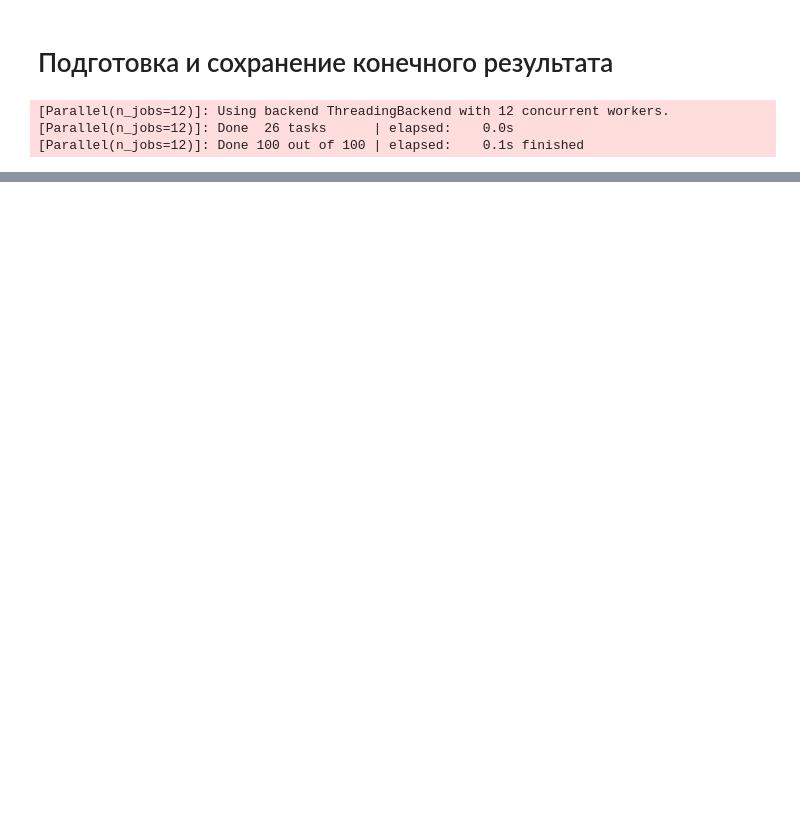
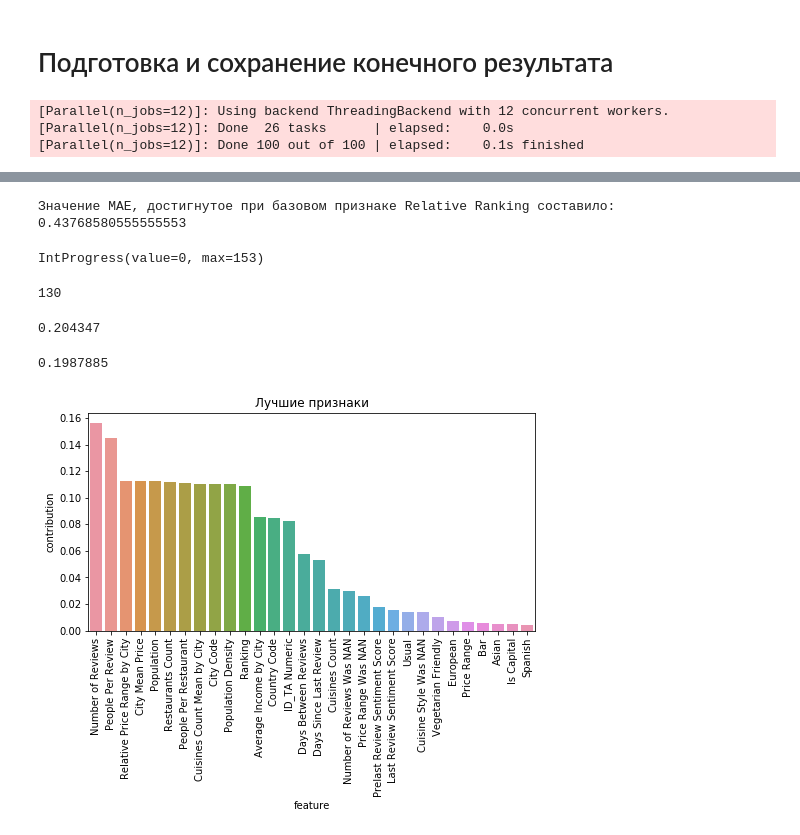
Before and after one commit to alexey300479/skill_factory_real_ds_course, a Jupyter notebook: RDS1_5_ready_to_upload_to_kaggle.ipynb, the cells around one changed output, grey strips where cells are left out. Cells and saved outputs as stored; diff of their text form; code cells hidden in the pictures; blank space fills up the shorter version.

```diff
--- a/RDS1_5_ready_to_upload_to_kaggle.ipynb
+++ b/RDS1_5_ready_to_upload_to_kaggle.ipynb
@@ -1565,0 +1551,40 @@ memory usage: 4.2+ MB
+# %%
+# Создадим объединенный датафрейм для тренировки модели, исключив из него данные из датасета kaggle_task.csv
+aug_df = pd.concat([df, encoded], axis=1)
+aug_df = aug_df[aug_df['Main']]
+# Создадим переменные для базового и целевого признаков
+base_feature = 'Relative Ranking'
+target_feature = 'Rating'
+# Запишем значение MAE, достигнутого при применении только базового признака
+base_mae = fit_test_model(aug_df, [base_feature], target_feature)
+print(f'Значение MAE, достигнутое при базовом признаке {base_feature} составило: {base_mae}')
+# %% [output]
+Значение MAE, достигнутое при базовом признаке Relative Ranking составило: 0.43768580555555553
+# %%
+# Создадим справочник вкладов каждого признака в точность модели
+feature_contributions = {'feature': [], 'contribution': []}
+# И заполним его
+# (а так как задача может выполняться длительное время, то снабдим цикл красивым прогрессбаром)
+from ipywidgets import IntProgress
+from IPython.display import display
+
+progress_bar = IntProgress(min=0, max=len(train_features_set), value=0)
+display(progress_bar)
+
+# Для каждого признака из того набора, на котором тренировалась основная модель
+for progress, feature in enumerate(train_features_set):
+    # Получим значение MAE, достигнутое с применением базового и добавленного признаков
+    feature_mae = fit_test_model(aug_df, [base_feature] + [feature], target_feature)
+    # Посчитаем вклад, вносимый в уменьшение MAE
+    feature_contribution = base_mae - feature_mae
+    feature_contributions['feature'].append(feature)
+    feature_contributions['contribution'].append(feature_contribution)
+    progress_bar.value = progress
+# %% [output]
+IntProgress(value=0, max=153)
+# %%
+# На основе сформированного справочника создадим DataFrame
+fc_df = pd.DataFrame(feature_contributions)
+# %%
+# Сформируем DataFrame с признаками, дающими понижение понижение, а не повышение MAE относительно базового значения
+best_features_df = fc_df[fc_df['contribution'] > 0].sort_values('contribution', ascending=False)
@@ -1565,0 +1594,5 @@ memory usage: 4.2+ MB
+# %%
+# Смотрим, сколько таких набралось
+len(best_features_set)
+# %% [output]
+130
@@ -1565,0 +1604,27 @@ memory usage: 4.2+ MB
+# %%
+# Посмотрим на MAE полученный применением множества 'лучших' признаков
+best_mae = fit_test_model(train_df, best_features_set, 'Rating')
+best_mae
+# %% [output]
+0.204347
+# %%
+# Посмотрим на MAE полученный применением множества всех признаков
+usual_mae = fit_test_model(train_df, train_features_set, 'Rating')
+usual_mae
+# %% [output]
+0.1987885
+# %%
+# Отсортируем данные в порядке убывания вклада в точность
+best_features_df_sorted = best_features_df.sort_values('contribution', ascending=False)
+# Установим подобающий случаю размер рисунка
+plt.figure(figsize=(8, 4))
+plt.title('Лучшие признаки')
+plt.xlabel('Признак')
+plt.ylabel('Вклад в точность')
+# Сформируем красивый барплот для первых 40 признаков
+barplot = sns.barplot(x = 'feature', y='contribution', data=best_features_df_sorted.head(30))
+# Повернем на 90 градусов подписи рисок
+for item in barplot.get_xticklabels():
+    item.set_rotation(90)
+# %% [output]
+[figure, added]
```
Also changed, not shown: parts of 32 cells of this notebook, 55 other files.
